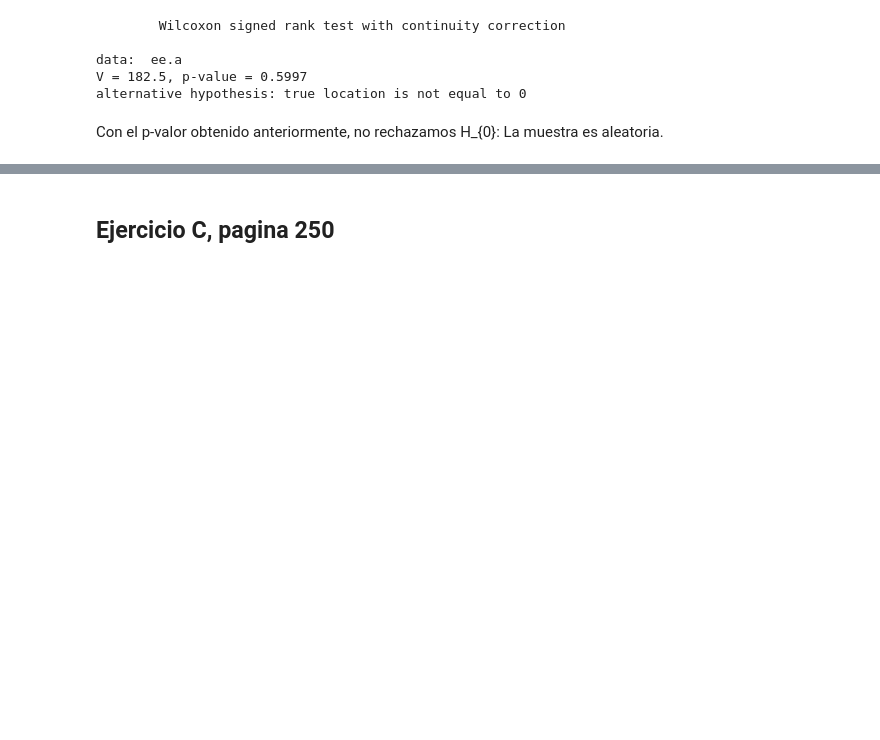
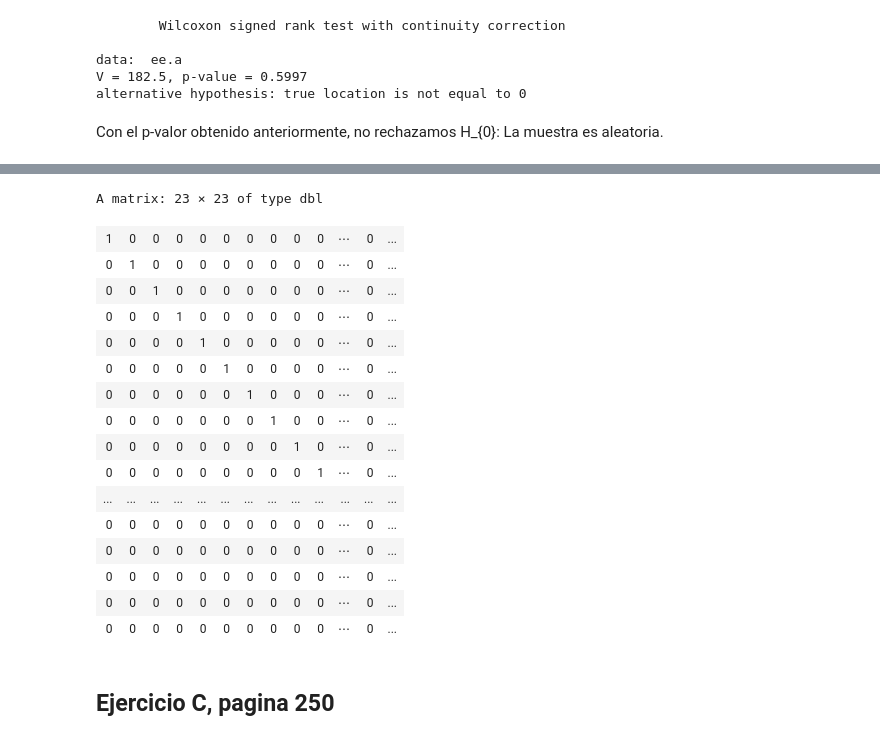
Before and after one commit to Taz-Ricardo/Mat-266, a Jupyter notebook: Tarea_3_regresion.ipynb, the cells around one changed output, grey strips where cells are left out. Cells and saved outputs as stored; diff of their text form; code cells hidden in the pictures; blank space fills up the shorter version.

```diff
--- a/Tarea_3_regresion.ipynb
+++ b/Tarea_3_regresion.ipynb
@@ -53,0 +88,9 @@ Con el p-valor obtenido anteriormente, no rechazamos H_{0}: La muestra es aleato
+# %%
+W<-matrix(c(0,0,0,0,0,0,0,0,0,0,0,0,0,0,0,0,0,0,0,0,0,0,0,0,0,0,0,0,0,0,0,0,0,0,0,0,0,0,0,0,0,0,0,0,0,0,0,0,0,0,0,0,0,0,0,0,0,0,0,0,0,0,0,0,0,0,
+            0,0,0,0,0,0,0,0,0,0,0,0,0,0,0,0,0,0,0,0,0,0,0,0,0,0,0,0,0,0,0,0,0,0,0,0,0,0,0,0,0,0,0,0,0,0,0,0,0,0,0,0,0,0,0,0,0,0,0,0,0,0,0,0,0,0,
+            0,0,0,0,0,0,0,0,0,0,0,0,0,0,0,0,0,0,0,0,0,0,0,0,0,0,0,0,0,0,0,0,0,0,0,0,0,0,0,0,0,0,0,0,0,0,0,0,0,0,0,0,0,0,0,0,0,0,0,0,0,0,0,0,0,0,
+            0,0,0,0,0,0,0,0,0,0,0,0,0,0,0,0,0,0,0,0,0,0,0,0,0,0,0,0,0,0,0,0,0,0,0,0,0,0,0,0,0,0,0,0,0,0,0,0,0,0,0,0,0,0,0,0,0,0,0,0,0,0,0,0,0,0,
+            0,0,0,0,0,0,0,0,0,0,0,0,0,0,0,0,0,0,0,0,0,0,0,0,0,0,0,0,0,0,0,0,0,0,0,0,0,0,0,0,0,0,0,0,0,0,0,0,0,0,0,0,0,0,0,0,0,0,0,0,0,0,0,0,0,0,
+            0,0,0,0,0,0,0,0,0,0,0,0,0,0,0,0,0,0,0,0,0,0,0,0,0,0,0,0,0,0,0,0,0,0,0,0,0,0,0,0,0,0,0,0,0,0,0,0,0,0,0,0,0,0,0,0,0,0,0,0,0,0,0,0,0,0,
+            0,0,0,0,0,0,0,0,0,0,0,0,0,0,0,0,0,0,0,0,0,0,0,0,0,0,0,0,0,0,0,0,0,0,0,0,0,0,0,0,0,0,0,0,0,0,0,0,0,0,0,0,0,0,0,0,0,0,0,0,0,0,0,0,0,0,
+            0,0,0,0,0,0,0,0,0,0,0,0,0,0,0,0,0,0,0,0,0,0,0,0,0,0,0,0,0,0,0,0,0,0,0,0,0,0,0,0,0,0,0,0,0,0,0,0,0,0,0,0,0,0,0,0,0,0,0,0,0,0,0,0,0,0,0.96), nrow = 23)
@@ -53,0 +118,3 @@ Con el p-valor obtenido anteriormente, no rechazamos H_{0}: La muestra es aleato
+# %%
+V=I+U
+Vi=I-W
@@ -54,3 +123,23 @@ Con el p-valor obtenido anteriormente, no rechazamos H_{0}: La muestra es aleato
+# %%
+Vi
+# %% [output]
+A matrix: 23 × 23 of type dbl
+| 1 | 0 | 0 | 0 | 0 | 0 | 0 | 0 | 0 | 0 | ⋯ | 0 | ... |
+| 0 | 1 | 0 | 0 | 0 | 0 | 0 | 0 | 0 | 0 | ⋯ | 0 | ... |
+| 0 | 0 | 1 | 0 | 0 | 0 | 0 | 0 | 0 | 0 | ⋯ | 0 | ... |
+| 0 | 0 | 0 | 1 | 0 | 0 | 0 | 0 | 0 | 0 | ⋯ | 0 | ... |
+| 0 | 0 | 0 | 0 | 1 | 0 | 0 | 0 | 0 | 0 | ⋯ | 0 | ... |
+| 0 | 0 | 0 | 0 | 0 | 1 | 0 | 0 | 0 | 0 | ⋯ | 0 | ... |
+| 0 | 0 | 0 | 0 | 0 | 0 | 1 | 0 | 0 | 0 | ⋯ | 0 | ... |
+| 0 | 0 | 0 | 0 | 0 | 0 | 0 | 1 | 0 | 0 | ⋯ | 0 | ... |
+| 0 | 0 | 0 | 0 | 0 | 0 | 0 | 0 | 1 | 0 | ⋯ | 0 | ... |
+| 0 | 0 | 0 | 0 | 0 | 0 | 0 | 0 | 0 | 1 | ⋯ | 0 | ... |
+| ... | ... | ... | ... | ... | ... | ... | ... | ... | ... | ... | ... | ... |
+| 0 | 0 | 0 | 0 | 0 | 0 | 0 | 0 | 0 | 0 | ⋯ | 0 | ... |
+| 0 | 0 | 0 | 0 | 0 | 0 | 0 | 0 | 0 | 0 | ⋯ | 0 | ... |
+| 0 | 0 | 0 | 0 | 0 | 0 | 0 | 0 | 0 | 0 | ⋯ | 0 | ... |
+| 0 | 0 | 0 | 0 | 0 | 0 | 0 | 0 | 0 | 0 | ⋯ | 0 | ... |
+| 0 | 0 | 0 | 0 | 0 | 0 | 0 | 0 | 0 | 0 | ⋯ | 0 | ... |
 # %% [markdown]
 ## Ejercicio C, pagina 250
 # %% [markdown]
```
Also changed, not shown: parts of 17 cells of this notebook.
